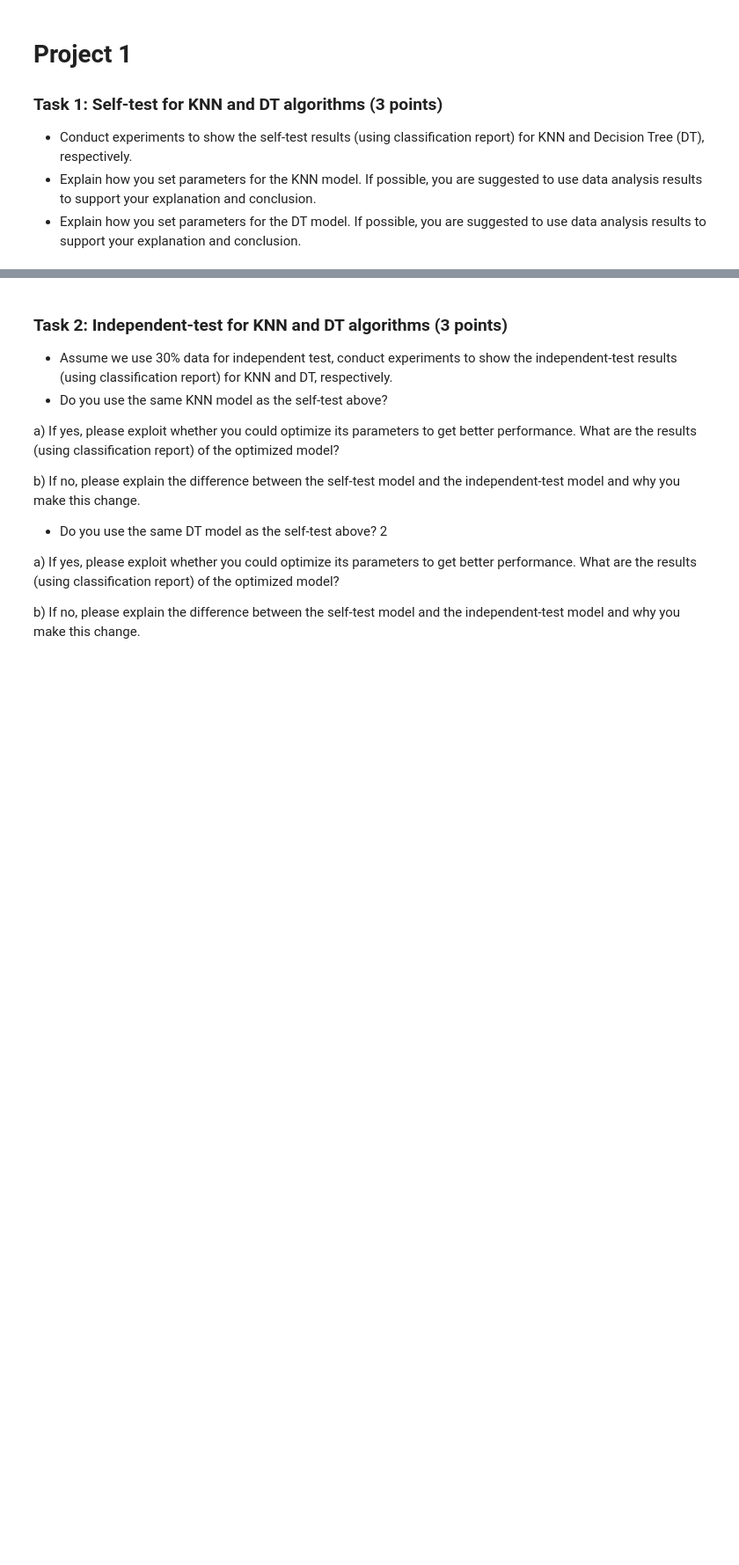
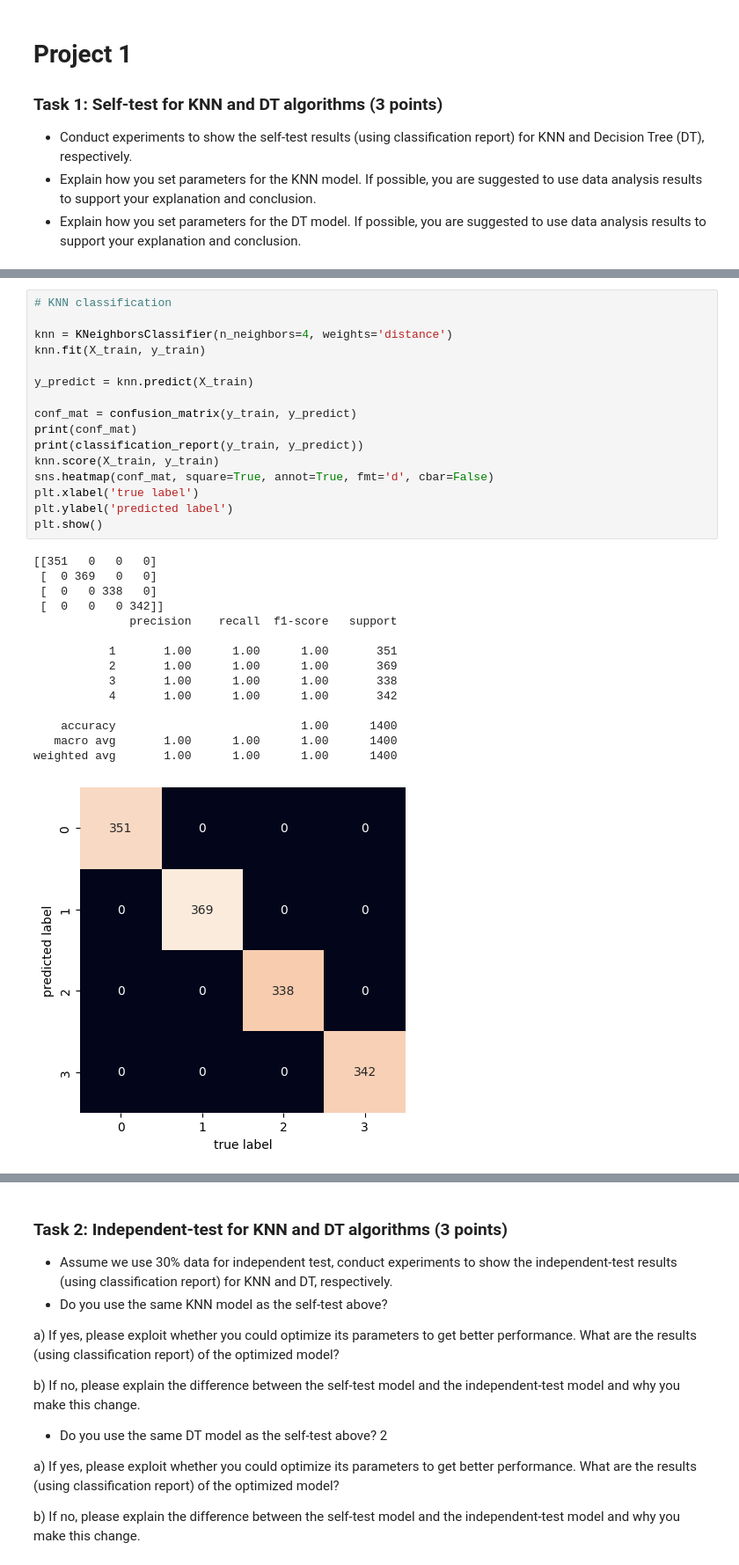
Before and after one commit to cbarbes1/COSC311, a Jupyter notebook: Project1/project1.ipynb, the cells around one changed output, grey strips where cells are left out. Shown: that part at 88% size. Cells and saved outputs as stored; diff of their text form; blank space fills up the shorter version.

```diff
--- a/Project1/project1.ipynb
+++ b/Project1/project1.ipynb
@@ -40,0 +110,32 @@ data
+# %%
+# KNN classification
+
+knn = KNeighborsClassifier(n_neighbors=4, weights='distance')
+knn.fit(X_train, y_train)
+
+y_predict = knn.predict(X_train)
+
+conf_mat = confusion_matrix(y_train, y_predict)
+print(conf_mat)
+print(classification_report(y_train, y_predict))
+knn.score(X_train, y_train)
+sns.heatmap(conf_mat, square=True, annot=True, fmt='d', cbar=False)
+plt.xlabel('true label')
+plt.ylabel('predicted label')
+plt.show()
+# %% [output]
+[[351   0   0   0]
+ [  0 369   0   0]
+ [  0   0 338   0]
+ [  0   0   0 342]]
+              precision    recall  f1-score   support
+
+           1       1.00      1.00      1.00       351
+           2       1.00      1.00      1.00       369
+           3       1.00      1.00      1.00       338
+           4       1.00      1.00      1.00       342
+
+    accuracy                           1.00      1400
+   macro avg       1.00      1.00      1.00      1400
+weighted avg       1.00      1.00      1.00      1400
+[figure, added]
```
Also changed, not shown: parts of 12 cells of this notebook, 2 other files.
